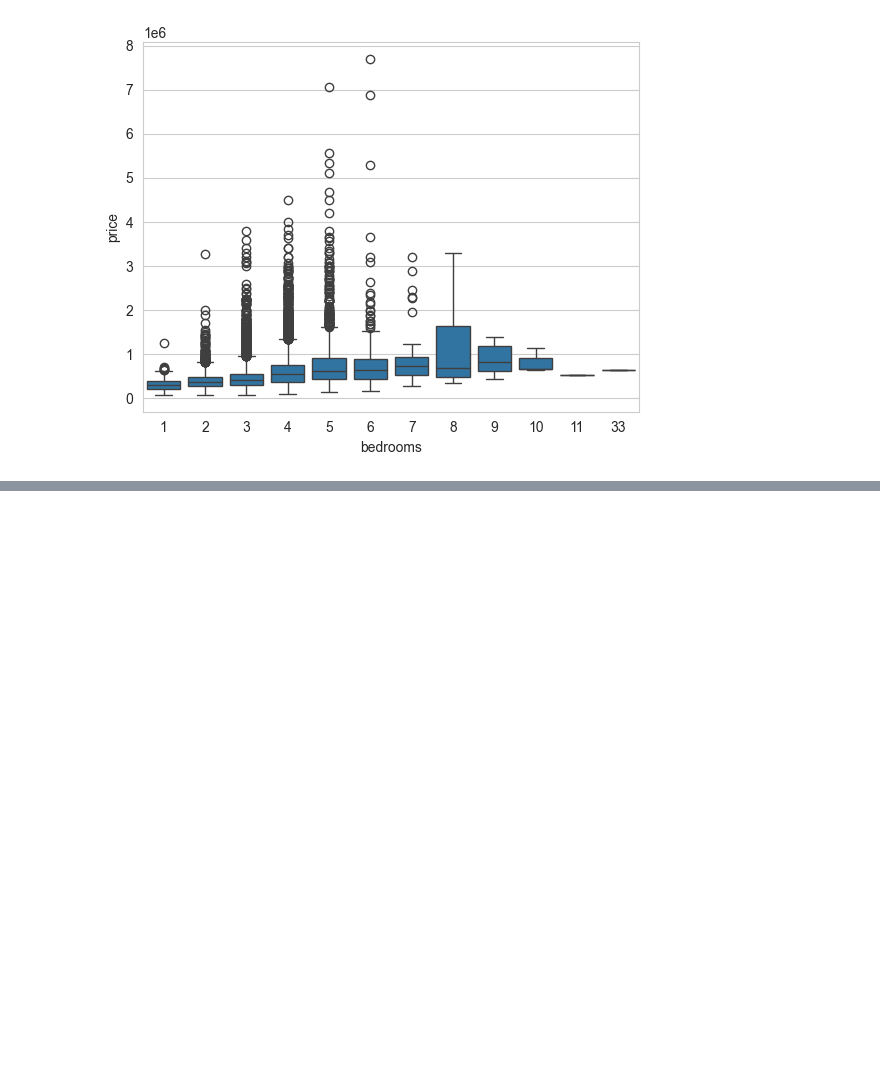
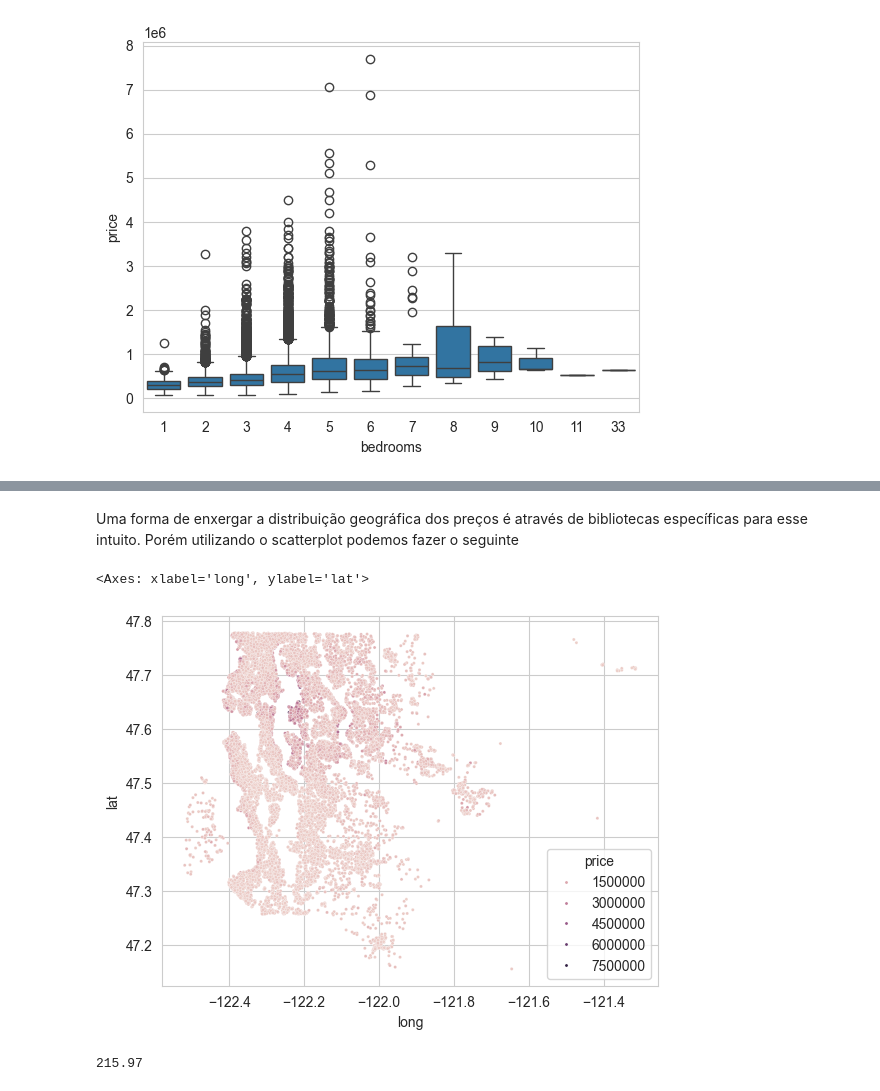
Before and after one commit to fernandohitmas/Python-for-Machine-Learning-Jose-Portilla-, a Jupyter notebook: TensorFlow e Keras/code_along_TF_keras.ipynb, the cells around one changed output, grey strips where cells are left out. Saved outputs shown, nothing was run; the diff lists cells and outputs as text; code cells hidden in the pictures; blank space fills up the shorter version.

```diff
--- a/TensorFlow e Keras/code_along_TF_keras.ipynb
+++ b/TensorFlow e Keras/code_along_TF_keras.ipynb
@@ -114,0 +125,11 @@ sns.boxplot(df, y='price', x='bedrooms')
+# %% [markdown]
+Uma forma de enxergar a distribuição geográfica dos preços é através de bibliotecas específicas para esse intuito. Porém utilizando o scatterplot podemos fazer o seguinte
+# %%
+sns.scatterplot(df, x='long', y='lat', hue='price', s=5)
+# %% [output]
+<Axes: xlabel='long', ylabel='lat'>
+[figure, added]
+# %%
+len(df)*0.01
+# %% [output]
+215.97
```
Also changed, not shown: parts of 54 cells of this notebook, 2 other files.
